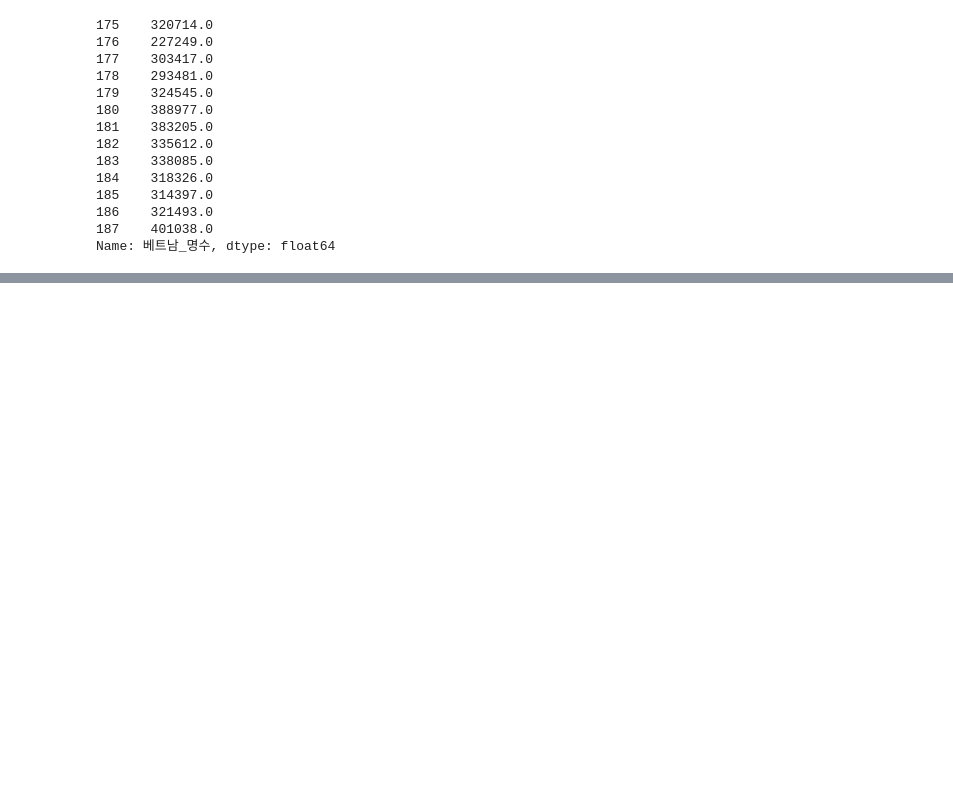
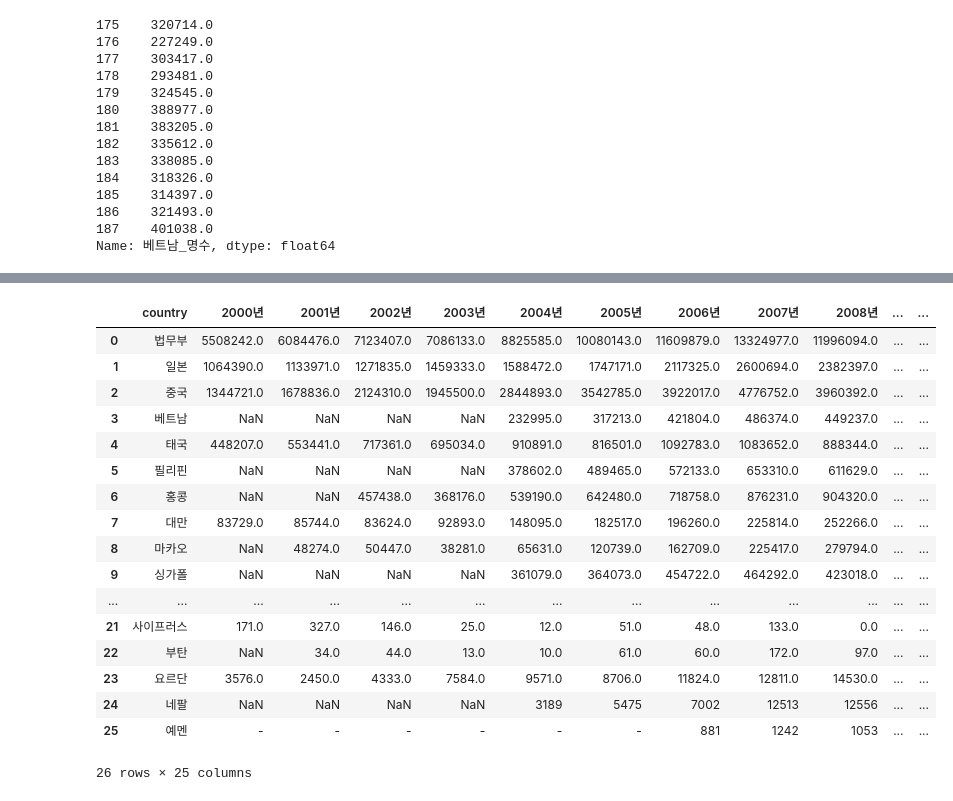
Before and after one commit to shockzinfinity/bootcamp-project-eda, a Jupyter notebook: 0.eda_projects/3.vietnam.ipynb, the cells around one changed output, grey strips where cells are left out. Drawn from its saved outputs; the diff is of its cells as text; code cells hidden in the pictures; blank space fills up the shorter version.

```diff
--- a/0.eda_projects/3.vietnam.ipynb
+++ b/0.eda_projects/3.vietnam.ipynb
@@ -179,0 +207,26 @@ sns.lineplot(data=prev_period)
+# %%
+df_asia_count2 = df_asia_count.drop(columns='month').T.reset_index()
+df_asia_count2.columns = df_asia_count2.iloc[0]
+df_asia_count2 = df_asia_count2.iloc[1:].reset_index(drop=True)
+df_asia_count2['Year'] = df_asia_count2['Year'].str.replace("_명수", "")
+df_asia_count2 = df_asia_count2.rename({'Year': 'country'}, axis=1)
+df_asia_count2
+# %% [output]
+|  | country | 2000년 | 2001년 | 2002년 | 2003년 | 2004년 | 2005년 | 2006년 | 2007년 | 2008년 | ... | ... |
+| 0 | 법무부 | 5508242.0 | 6084476.0 | 7123407.0 | 7086133.0 | 8825585.0 | 10080143.0 | 11609879.0 | 13324977.0 | 11996094.0 | ... | ... |
+| 1 | 일본 | 1064390.0 | 1133971.0 | 1271835.0 | 1459333.0 | 1588472.0 | 1747171.0 | 2117325.0 | 2600694.0 | 2382397.0 | ... | ... |
+| 2 | 중국 | 1344721.0 | 1678836.0 | 2124310.0 | 1945500.0 | 2844893.0 | 3542785.0 | 3922017.0 | 4776752.0 | 3960392.0 | ... | ... |
+| 3 | 베트남 | NaN | NaN | NaN | NaN | 232995.0 | 317213.0 | 421804.0 | 486374.0 | 449237.0 | ... | ... |
+| 4 | 태국 | 448207.0 | 553441.0 | 717361.0 | 695034.0 | 910891.0 | 816501.0 | 1092783.0 | 1083652.0 | 888344.0 | ... | ... |
+| 5 | 필리핀 | NaN | NaN | NaN | NaN | 378602.0 | 489465.0 | 572133.0 | 653310.0 | 611629.0 | ... | ... |
+| 6 | 홍콩 | NaN | NaN | 457438.0 | 368176.0 | 539190.0 | 642480.0 | 718758.0 | 876231.0 | 904320.0 | ... | ... |
+| 7 | 대만 | 83729.0 | 85744.0 | 83624.0 | 92893.0 | 148095.0 | 182517.0 | 196260.0 | 225814.0 | 252266.0 | ... | ... |
+| 8 | 마카오 | NaN | 48274.0 | 50447.0 | 38281.0 | 65631.0 | 120739.0 | 162709.0 | 225417.0 | 279794.0 | ... | ... |
+| 9 | 싱가폴 | NaN | NaN | NaN | NaN | 361079.0 | 364073.0 | 454722.0 | 464292.0 | 423018.0 | ... | ... |
+| ... | ... | ... | ... | ... | ... | ... | ... | ... | ... | ... | ... | ... |
+| 21 | 사이프러스 | 171.0 | 327.0 | 146.0 | 25.0 | 12.0 | 51.0 | 48.0 | 133.0 | 0.0 | ... | ... |
+| 22 | 부탄 | NaN | 34.0 | 44.0 | 13.0 | 10.0 | 61.0 | 60.0 | 172.0 | 97.0 | ... | ... |
+| 23 | 요르단 | 3576.0 | 2450.0 | 4333.0 | 7584.0 | 9571.0 | 8706.0 | 11824.0 | 12811.0 | 14530.0 | ... | ... |
+| 24 | 네팔 | NaN | NaN | NaN | NaN | 3189 | 5475 | 7002 | 12513 | 12556 | ... | ... |
+| 25 | 예멘 | - | - | - | - | - | - | 881 | 1242 | 1053 | ... | ... |
+26 rows × 25 columns
```
Also changed, not shown: parts of 6 cells of this notebook, 1 other file.
